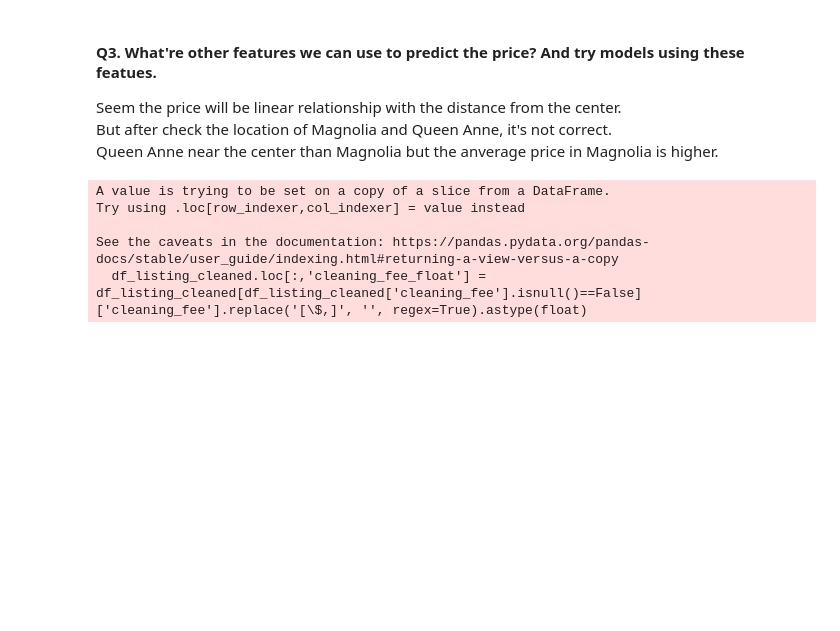
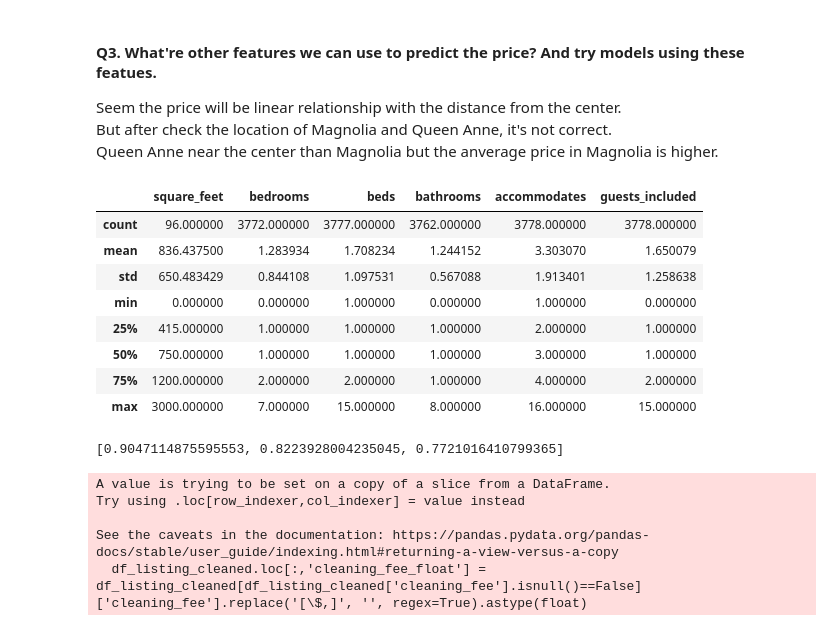
Before and after one commit to lengocanh/UdacityProject1, a Jupyter notebook: SeattleAirbnb.ipynb, the cells around one changed output. Cells and saved outputs as stored; diff of their text form; code cells hidden in the pictures; blank space fills up the shorter version.

```diff
--- a/SeattleAirbnb.ipynb
+++ b/SeattleAirbnb.ipynb
@@ -233,6 +233,24 @@ Cannot see relation between location with the price :(
 Seem the price will be linear relationship with the distance from the center.<br>
 But after check the location of Magnolia and Queen Anne, it's not correct. <br>
 Queen Anne near the center than Magnolia but the anverage price in Magnolia is higher.
+# %%
+df_listing_cleaned[['square_feet', 'bedrooms', 'beds','bathrooms','accommodates','guests_included']].describe()
+# %% [output]
+|  | square_feet | bedrooms | beds | bathrooms | accommodates | guests_included |
+| count | 96.000000 | 3772.000000 | 3777.000000 | 3762.000000 | 3778.000000 | 3778.000000 |
+| mean | 836.437500 | 1.283934 | 1.708234 | 1.244152 | 3.303070 | 1.650079 |
+| std | 650.483429 | 0.844108 | 1.097531 | 0.567088 | 1.913401 | 1.258638 |
+| min | 0.000000 | 0.000000 | 1.000000 | 0.000000 | 1.000000 | 0.000000 |
+| 25% | 415.000000 | 1.000000 | 1.000000 | 1.000000 | 2.000000 | 1.000000 |
+| 50% | 750.000000 | 1.000000 | 1.000000 | 1.000000 | 3.000000 | 1.000000 |
+| 75% | 1200.000000 | 2.000000 | 2.000000 | 1.000000 | 4.000000 | 2.000000 |
+| max | 3000.000000 | 7.000000 | 15.000000 | 8.000000 | 16.000000 | 15.000000 |
+# %%
+[df_listing_cleaned.loc[df_listing_cleaned['bedrooms']<=2].shape[0]/df_listing_cleaned.shape[0],
+ df_listing_cleaned.loc[df_listing_cleaned['beds']<=2].shape[0]/df_listing_cleaned.shape[0],
+ df_listing_cleaned.loc[df_listing_cleaned['bathrooms']<=1].shape[0]/df_listing_cleaned.shape[0]]
+# %% [output]
+[0.9047114875595553, 0.8223928004235045, 0.7721016410799365]
 # %%
 #sns.scatterplot(data=df_listing_cleaned,
 #                x='guests_included', y='price_float')
```
Also changed, not shown: parts of 7 cells of this notebook, 1 other file.
